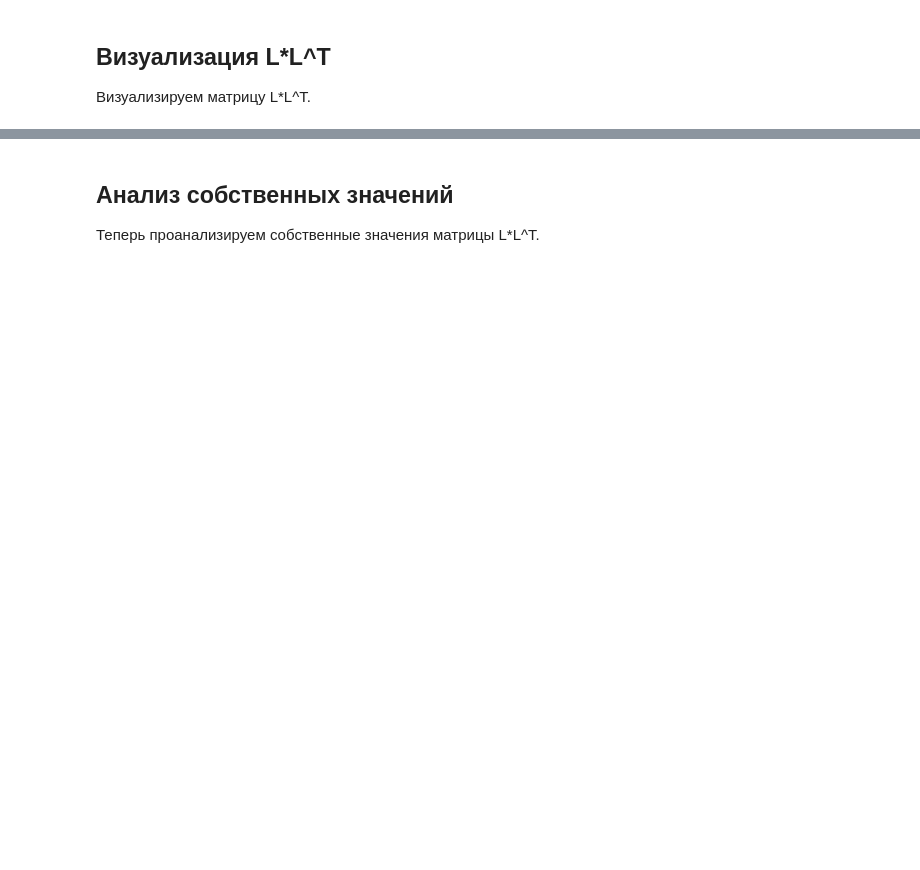
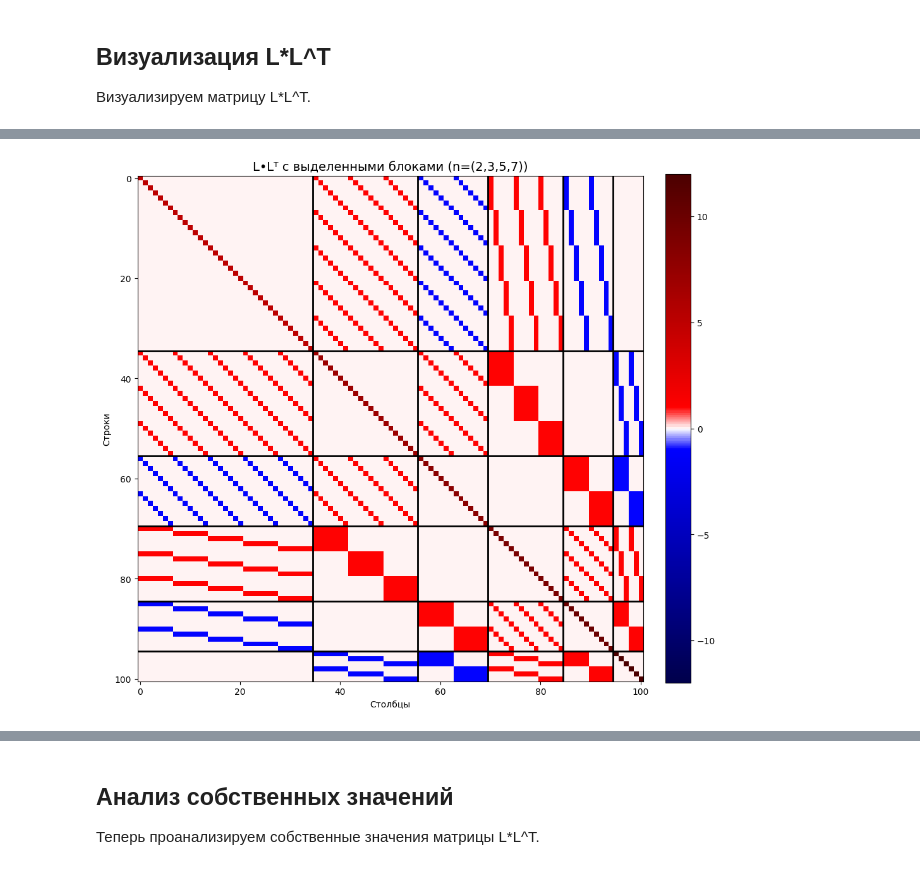
Before and after one commit to Ruslan361/matrix_analys, a Jupyter notebook: matrix_analysis_notebook.ipynb, the cells around one changed output, grey strips where cells are left out. Saved outputs shown, nothing was run; the diff lists cells and outputs as text; code cells hidden in the pictures; blank space fills up the shorter version.

```diff
--- a/matrix_analysis_notebook.ipynb
+++ b/matrix_analysis_notebook.ipynb
@@ -197,0 +288,78 @@ plt.show()
+# %%
+import numpy as np
+import matplotlib.pyplot as plt
+from matplotlib.colors import LinearSegmentedColormap
+
+def create_custom_colormap(matrix):
+    """
+    Создает пользовательскую цветовую карту, в которой значение 1 соответствует
+    красному цвету, а -1 - синему, основываясь на диапазоне данных в матрице.
+    """
+    # Находим максимальное по модулю значение для симметричной шкалы
+    v_abs_max = np.max(np.abs(matrix))
+    if v_abs_max == 0: v_abs_max = 1 # Избегаем деления на ноль, если матрица нулевая
+
+    # Если все значения лежат в диапазоне [-1, 1], тёмные цвета не нужны
+    if v_abs_max <= 1:
+        nodes = [0.0, 0.5, 1.0]
+        colors = ['blue', 'white', 'red']
+    else:
+        # Рассчитываем нормализованные позиции для -1 и 1
+        # Формула: (value - v_min) / (v_max - v_min)
+        # где v_min = -v_abs_max, а v_max = v_abs_max
+        norm_minus_1 = (-1 + v_abs_max) / (2 * v_abs_max)
+        norm_plus_1 = (1 + v_abs_max) / (2 * v_abs_max)
+
+        # Узловые точки для цветов:
+        # 0.0            -> тёмно-синий (соответствует -v_abs_max)
+        # norm_minus_1   -> синий (соответствует -1)
+        # 0.5            -> белый (соответствует 0)
+        # norm_plus_1    -> красный (соответствует 1)
+        # 1.0            -> тёмно-красный (соответствует v_abs_max)
+        nodes = [0.0, norm_minus_1, 0.5, norm_plus_1, 1.0]
+        colors = ['#00004B', 'blue', 'white', 'red', '#4B0000']
+
+    # Собираем список кортежей (позиция, цвет)
+    color_map_data = list(zip(nodes, colors))
+
+    return LinearSegmentedColormap.from_list('custom_bwr_extended', color_map_data)
+
+def plot_matrix_with_blocks(matrix, block_sizes, title=None, cmap=None):
+    if cmap is None:
+        cmap = 'bwr'
+
+    # Определяем границы блоков
+    block_boundaries = np.cumsum(block_sizes)[:-1]
+
+    # Настройка цветовых лимитов для симметричной шкалы
+    v_abs_max = np.max(np.abs(matrix))
+    if v_abs_max == 0: v_abs_max = 1
+
+    fig, ax = plt.subplots(figsize=(10, 10))
+    im = ax.imshow(matrix, cmap=cmap, vmin=-v_abs_max, vmax=v_abs_max)
+    plt.colorbar(im, ax=ax, fraction=0.046, pad=0.04)
+
+    # Рисуем линии блоков
+    for b in block_boundaries:
+        ax.axvline(x=b - 0.5, color='black', linewidth=2, linestyle='-')
+        ax.axhline(y=b - 0.5, color='black', linewidth=2, linestyle='-')
+
+    ax.set_title(title or "Матрица с выделенными блоками", fontsize=14)
+    ax.set_xlabel('Столбцы')
+    ax.set_ylabel('Строки')
+    ax.grid(False)
+    plt.tight_layout()
+    plt.show()
+
+# 2. Создаем кастомизированную цветовую карту на основе данных
+custom_cmap = create_custom_colormap(M_prac)
+
+# 3. Вызываем вашу функцию отрисовки с новой картой
+plot_matrix_with_blocks(
+    M_prac,
+    block_sizes,
+    title=f'L•Lᵀ с выделенными блоками (n=({n1},{n2},{n3},{n4}))',
+    cmap=custom_cmap
+)
+# %% [output]
+[figure, added]
```
Also changed, not shown: parts of 14 cells of this notebook.
